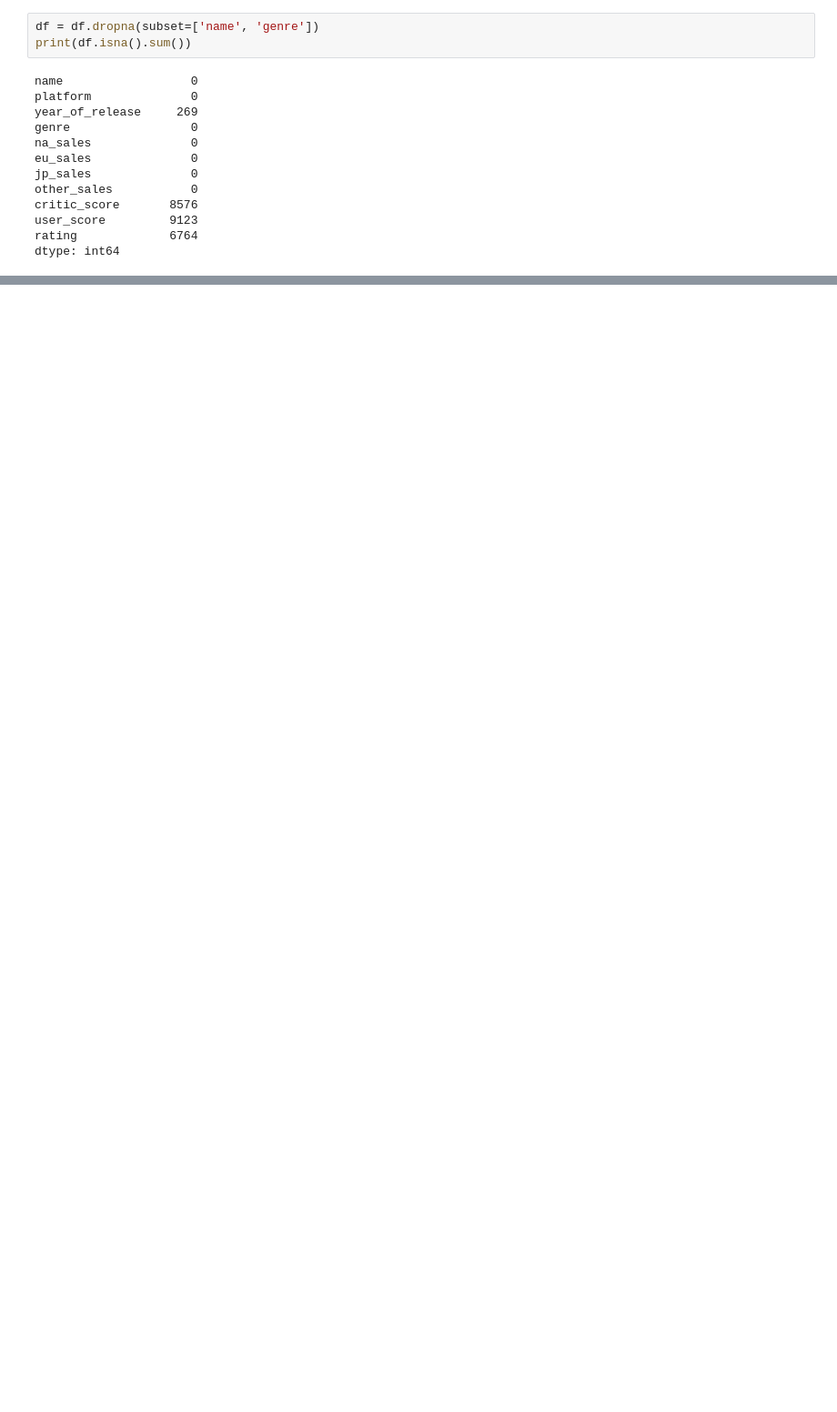
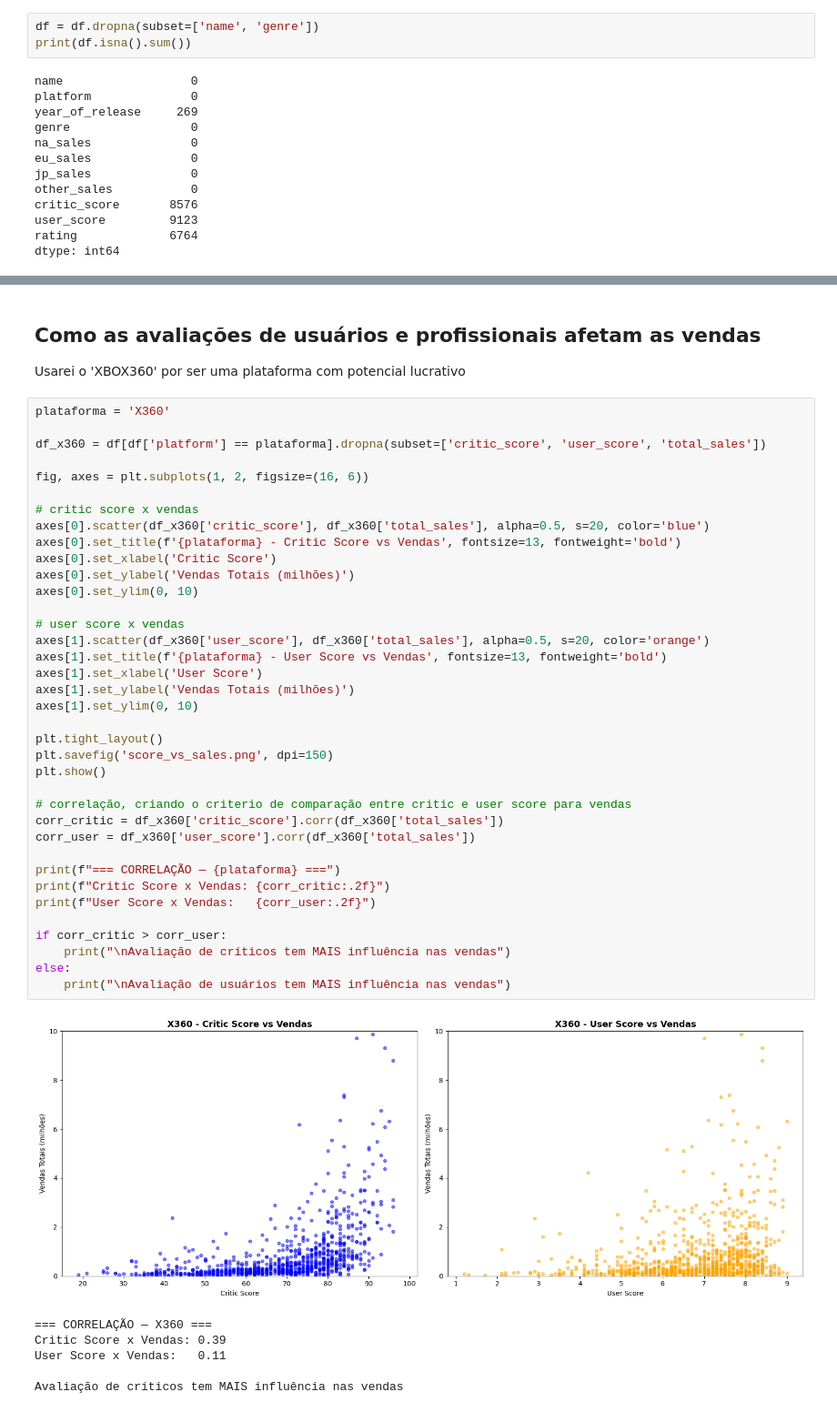
Before and after one commit to luiz19190/Sprint-6-tripleten-projeto-integrado, a Jupyter notebook: notebook_project.ipynb, the cells around one changed output, grey strips where cells are left out. Shown at 91% size. Cells and saved outputs as stored; diff of their text form; blank space fills up the shorter version.

```diff
--- a/notebook_project.ipynb
+++ b/notebook_project.ipynb
@@ -128,0 +380,48 @@ dtype: int64
+# %% [markdown]
+## Como as avaliações de usuários e profissionais afetam as vendas
+
+Usarei o 'XBOX360' por ser uma plataforma com potencial lucrativo
+# %%
+plataforma = 'X360'
+
+df_x360 = df[df['platform'] == plataforma].dropna(subset=['critic_score', 'user_score', 'total_sales'])
+
+fig, axes = plt.subplots(1, 2, figsize=(16, 6))
+
+# critic score x vendas
+axes[0].scatter(df_x360['critic_score'], df_x360['total_sales'], alpha=0.5, s=20, color='blue')
+axes[0].set_title(f'{plataforma} - Critic Score vs Vendas', fontsize=13, fontweight='bold')
+axes[0].set_xlabel('Critic Score')
+axes[0].set_ylabel('Vendas Totais (milhões)')
+axes[0].set_ylim(0, 10)
+
+# user score x vendas
+axes[1].scatter(df_x360['user_score'], df_x360['total_sales'], alpha=0.5, s=20, color='orange')
+axes[1].set_title(f'{plataforma} - User Score vs Vendas', fontsize=13, fontweight='bold')
+axes[1].set_xlabel('User Score')
+axes[1].set_ylabel('Vendas Totais (milhões)')
+axes[1].set_ylim(0, 10)
+
+plt.tight_layout()
+plt.savefig('score_vs_sales.png', dpi=150)
+plt.show()
+
+# correlação, criando o criterio de comparação entre critic e user score para vendas
+corr_critic = df_x360['critic_score'].corr(df_x360['total_sales'])
+corr_user = df_x360['user_score'].corr(df_x360['total_sales'])
+
+print(f"=== CORRELAÇÃO — {plataforma} ===")
+print(f"Critic Score x Vendas: {corr_critic:.2f}")
+print(f"User Score x Vendas:   {corr_user:.2f}")
+
+if corr_critic > corr_user:
+    print("\nAvaliação de críticos tem MAIS influência nas vendas")
+else:
+    print("\nAvaliação de usuários tem MAIS influência nas vendas")
+# %% [output]
+[figure, added]
+=== CORRELAÇÃO — X360 ===
+Critic Score x Vendas: 0.39
+User Score x Vendas:   0.11
+
+Avaliação de críticos tem MAIS influência nas vendas
```
Also changed, not shown: parts of 41 cells of this notebook, 1 other file.
